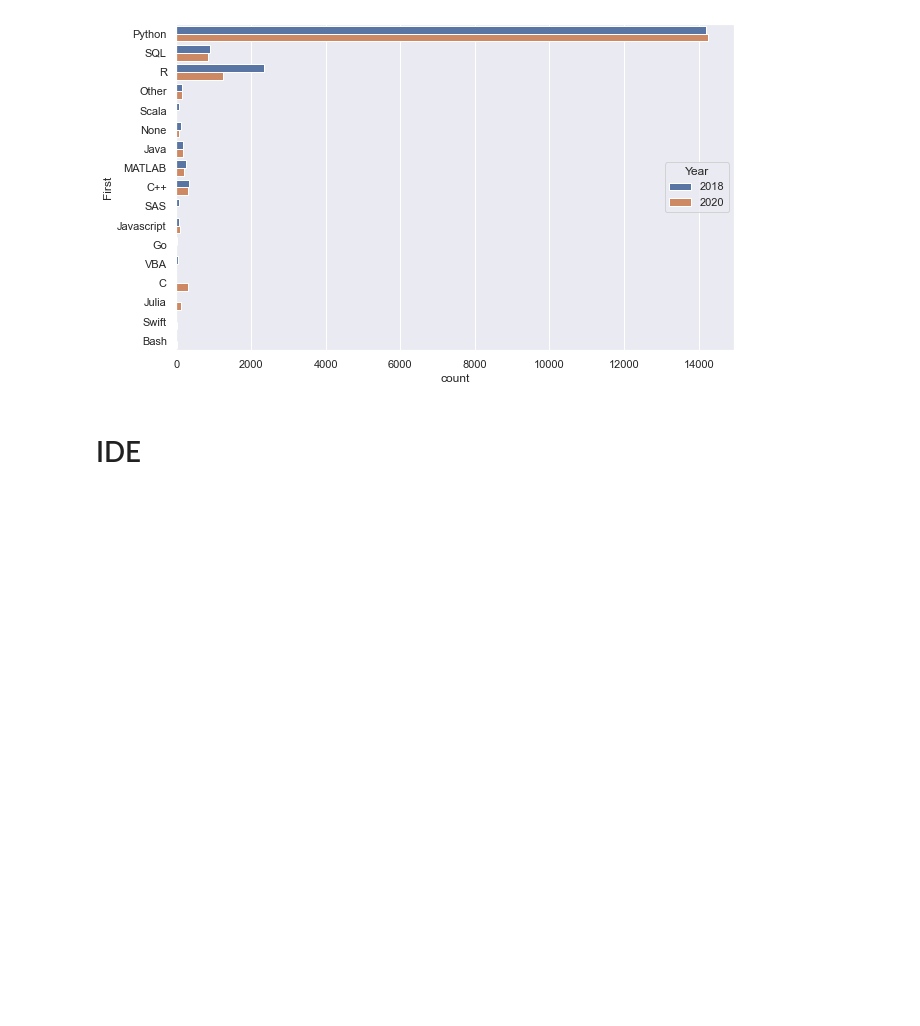
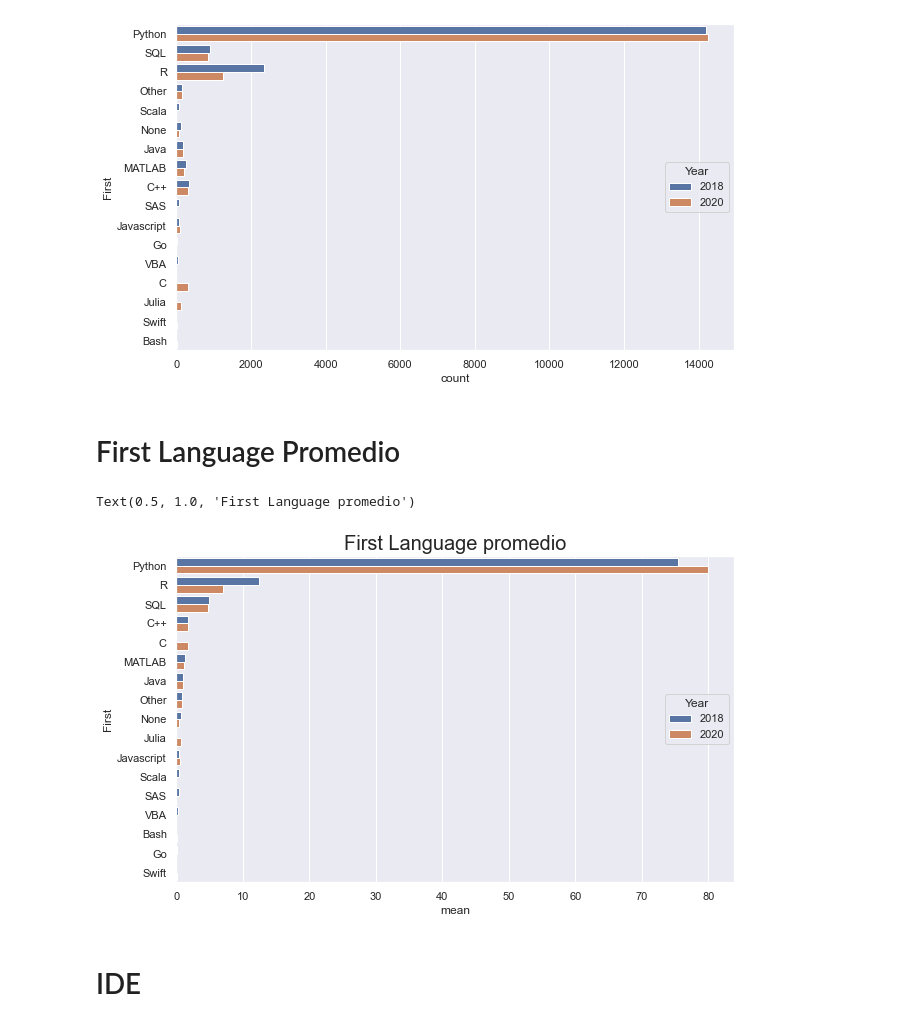
Before and after one commit to WilderGitHub/MCD, a Jupyter notebook: I. 01 Introducción Ciencia de Datos/kaggle-survey/Demographics/kaggleevolucion.ipynb, the cells around one changed output. Drawn from its saved outputs; the diff is of its cells as text; code cells hidden in the pictures; blank space fills up the shorter version.

```diff
--- a/I. 01 Introducción Ciencia de Datos/kaggle-survey/Demographics/kaggleevolucion.ipynb
+++ b/I. 01 Introducción Ciencia de Datos/kaggle-survey/Demographics/kaggleevolucion.ipynb
@@ -299,6 +314,34 @@ sns.countplot(data = dfFirstL2018y2020,y = "First",hue="Year",hue_order=[2018, 2
 # %% [output]
 <AxesSubplot:xlabel='count', ylabel='First'>
 [figure]
+# %% [markdown]
+# First Language Promedio
+# %%
+c= dfFirstL2018y2020.groupby(['First','Year'], as_index=True).agg({'Year': ['count']})
+c=c.reset_index()
+
+data={'First':c.iloc[:,0],'Year':c.iloc[:,1],'Count':c.iloc[:,2]}
+
+dfresumen=pd.DataFrame(data)
+dfresumen['mean']=''
+
+for f in range(len(dfresumen)):
+    if dfresumen['Year'][f]==2018:
+        dfresumen['mean'][f]=dfresumen['Count'][f]/len(dfFirstL2018)*100
+    else:
+        dfresumen['mean'][f]=dfresumen['Count'][f]/len(dfFirstL2020)*100
+
+dfresumen.sort_values("mean",ascending=False,inplace=True)
+dfresumen.reset_index(drop=True,inplace=True)
+dfresumen
+
+
+sns.set(rc={'figure.figsize': (10,6)})
+ax = sns.barplot(y="First", x="mean", hue="Year", data=dfresumen)
+ax.set_title('First Language promedio',fontsize=20)
+# %% [output]
+Text(0.5, 1.0, 'First Language promedio')
+[figure, added]
 # %% [markdown]
 # IDE
 # %%
```
Also changed, not shown: parts of 11 cells of this notebook.
